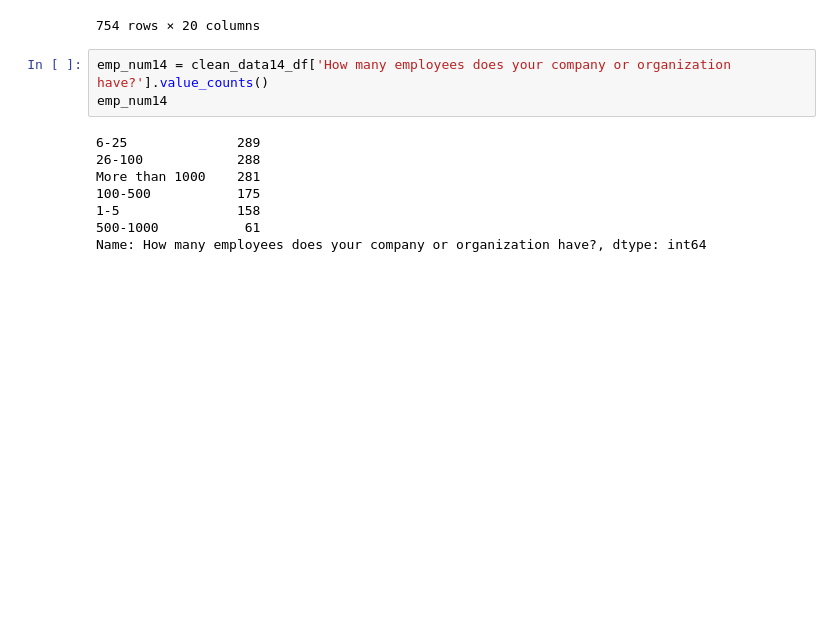
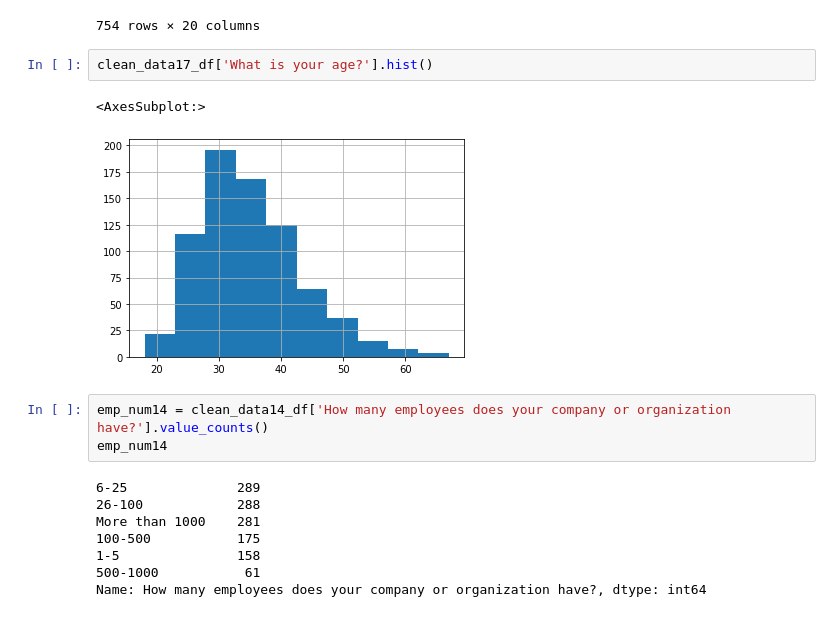
Before and after one commit to MDaily7/Life-Expectancy-In-the-US, a Jupyter notebook: Clean_Survey_Data.ipynb, the cells around one changed output. Drawn from its saved outputs; the diff is of its cells as text; blank space fills up the shorter version.

```diff
--- a/Clean_Survey_Data.ipynb
+++ b/Clean_Survey_Data.ipynb
@@ -194,6 +205,11 @@ clean_data17_df
 | 752 | 0 | 6-25 | 1.0 | Yes | ... |
 | 754 | 0 | 26-100 | 1.0 | Yes | ... |
 754 rows × 20 columns
+# %%
+clean_data17_df['What is your age?'].hist()
+# %% [output]
+<AxesSubplot:>
+[figure, added]
 # %%
 emp_num14 = clean_data14_df['How many employees does your company or organization have?'].value_counts()
 emp_num14
```
Also changed, not shown: parts of 10 cells of this notebook.
